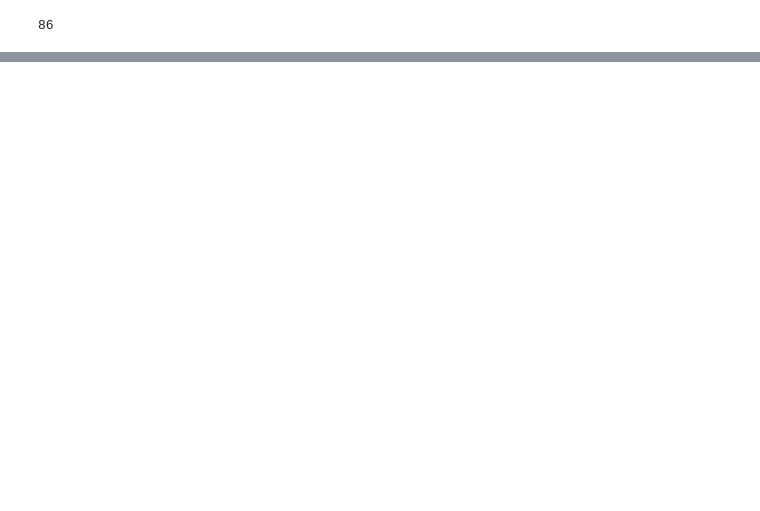
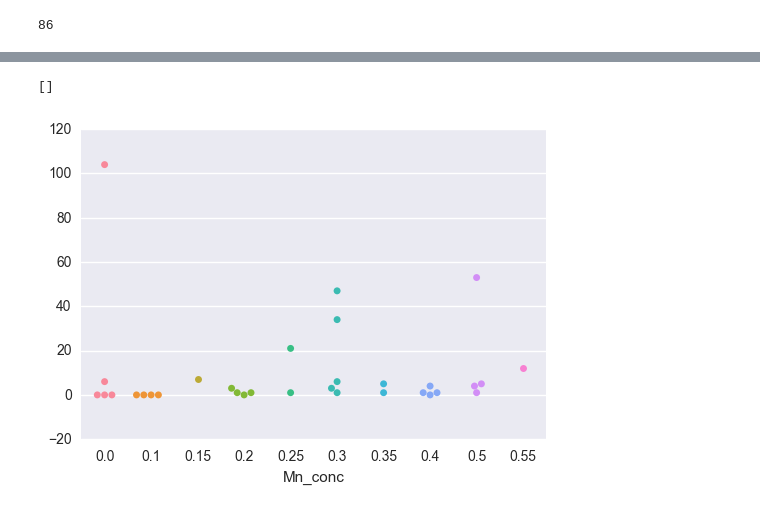
Before and after one commit to ericmjl/protein-systematic-characterization, a Jupyter notebook: experiments/temp-20160927-hackytaq/hacky-taq.ipynb, the cells around one changed output, grey strips where cells are left out. Cells and saved outputs as stored; diff of their text form; code cells hidden in the pictures; blank space fills up the shorter version.

Commit message:
re-ran notebook with updated data

```diff
--- a/experiments/temp-20160927-hackytaq/hacky-taq.ipynb
+++ b/experiments/temp-20160927-hackytaq/hacky-taq.ipynb
@@ -314,0 +318,14 @@ pm.forestplot(trace_mut, varnames=['num_mutations'], ylabels=sorted(set([str(i)
+# %%
+import pandas as pd
+df = pd.DataFrame()
+df['Mn_conc'] = concs
+df['Mn_conc'] = df['Mn_conc'].astype(str)
+df['muts'] = muts
+
+df.to_csv('mutations_vs_conc.csv')
+
+sns.swarmplot(data=df, x='Mn_conc', y=muts)
+plt.plot()
+# %% [output]
+[]
+[figure, added]
```
Also changed, not shown: parts of 18 cells of this notebook, 26 other files.
